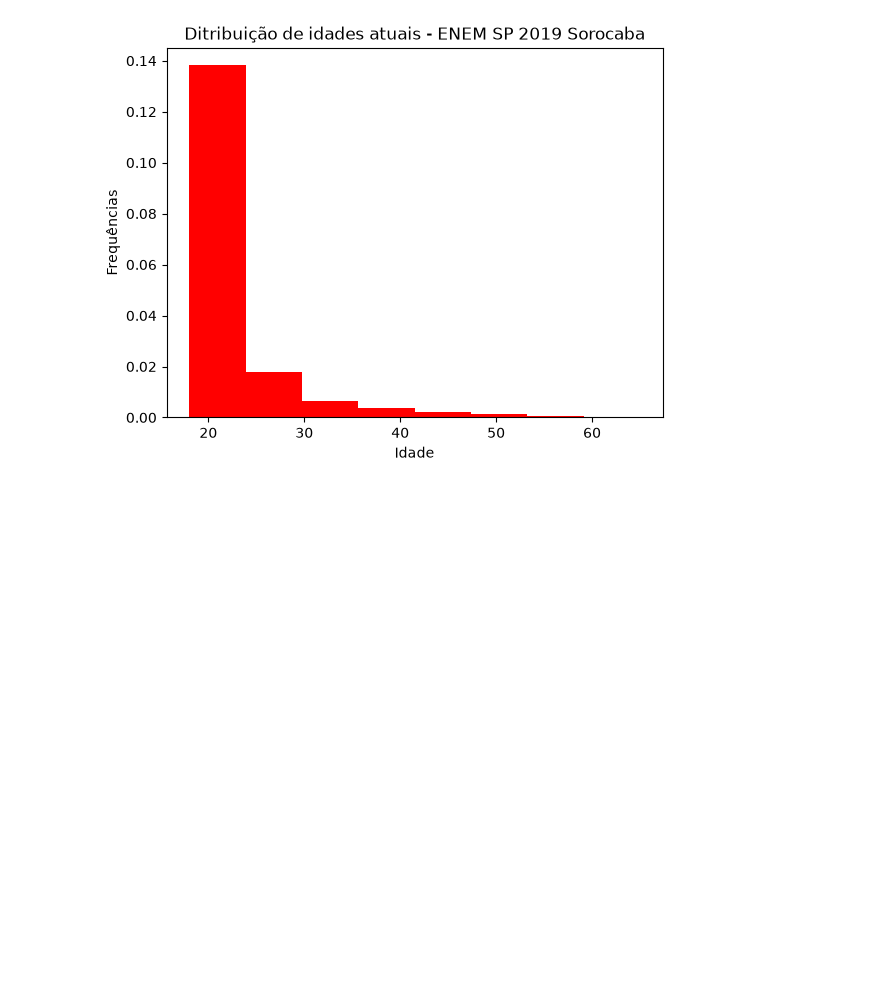
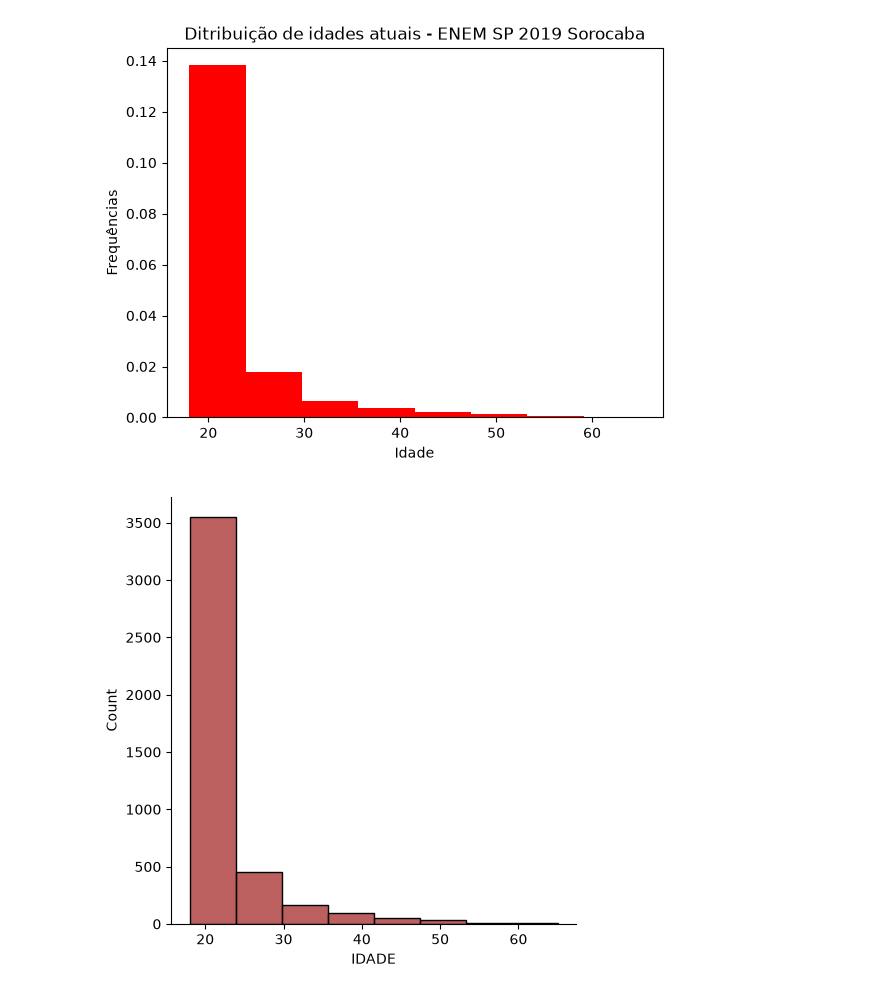
Before and after one commit to arthurresendes/Estatistica-aplicada, a Jupyter notebook: Enem/frequencias.ipynb, the cells around one changed output. Drawn from its saved outputs; the diff is of its cells as text; code cells hidden in the pictures; blank space fills up the shorter version.

Commit message:
Histograma com Seasborn

```diff
--- a/Enem/frequencias.ipynb
+++ b/Enem/frequencias.ipynb
@@ -175,0 +178,4 @@ plt.show()
+# %%
+sns.displot(enem_sorocaba_nascimento['IDADE'], bins=8, color='brown', kde=False);# kde mostra uma linha de densidade/distribuição
+# %% [output]
+[figure, added]
```
Also changed, not shown: parts of 4 cells of this notebook.
